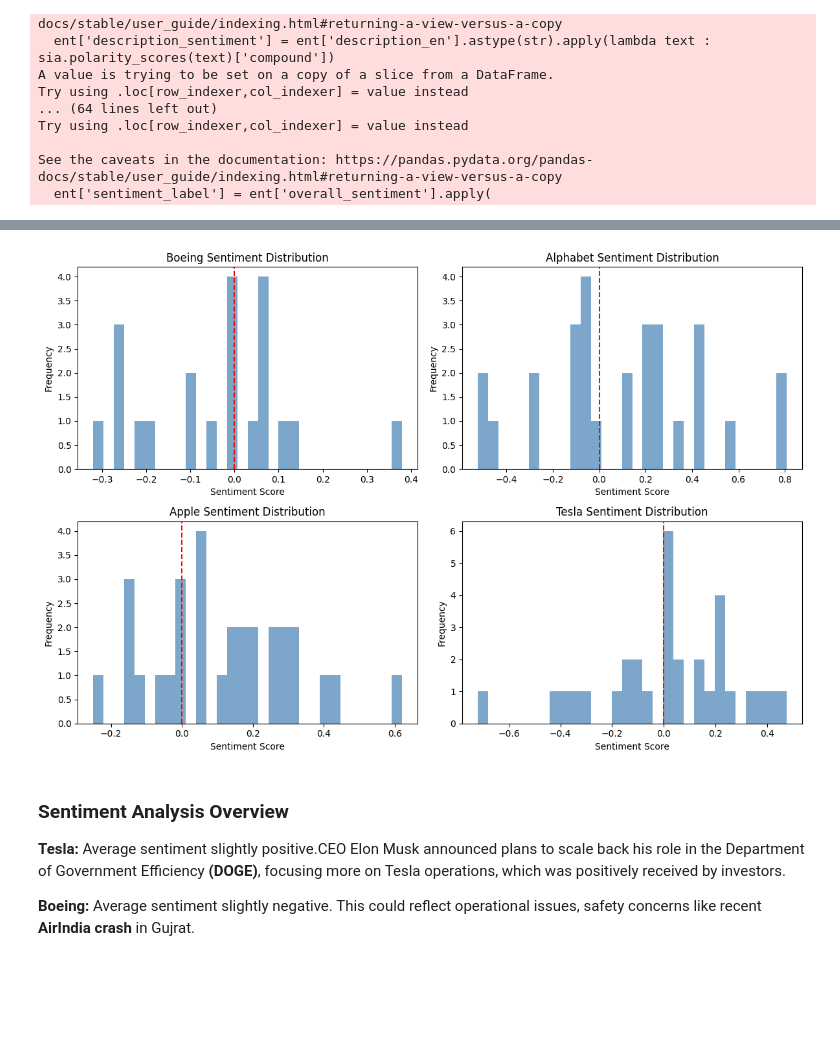
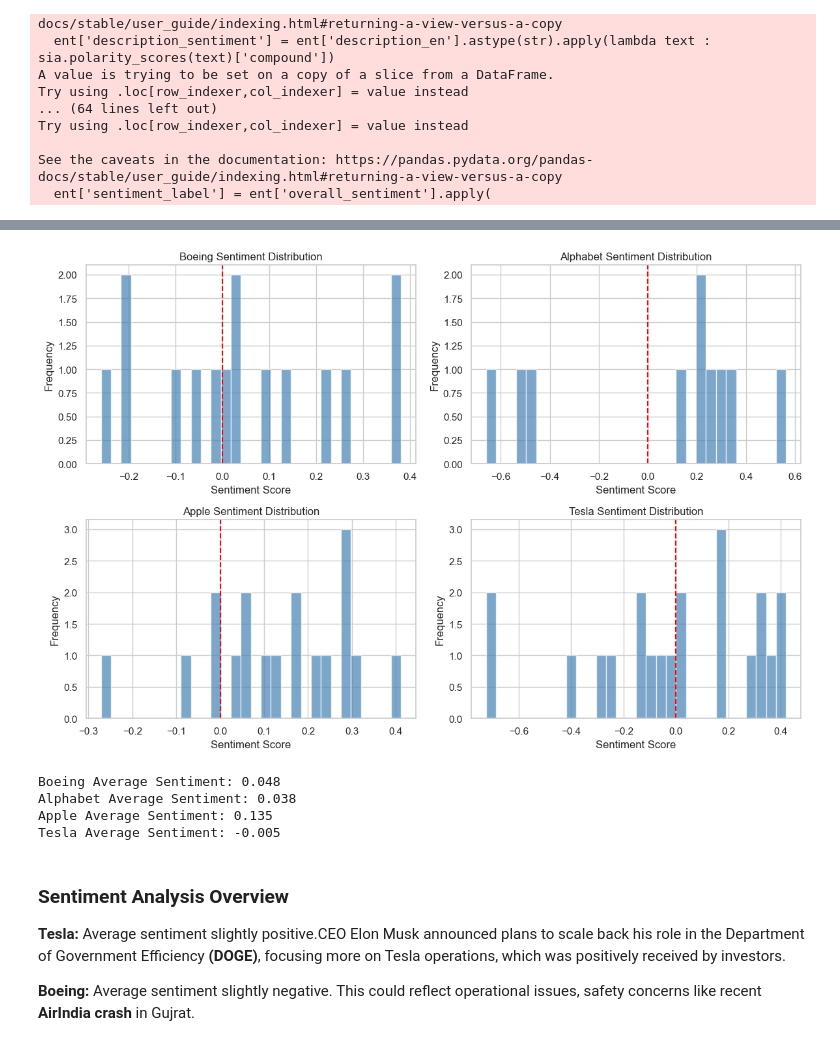
Before and after one commit to vasudevpatel01/Sentiment_analysis, a Jupyter notebook: notebook/sentiment_analysis.ipynb, the cells around one changed output, grey strips where cells are left out. Saved outputs shown, nothing was run; the diff lists cells and outputs as text; code cells hidden in the pictures; blank space fills up the shorter version.

```diff
--- a/notebook/sentiment_analysis.ipynb
+++ b/notebook/sentiment_analysis.ipynb
@@ -41,14 +40,9 @@ import matplotlib.pyplot as plt
 import seaborn as sns
 # %%
 import pickle
-
-with open("entity.pkl", "rb") as f:
-    entity_df_1, entity_stocks_1 = pickle.load(f)
-
-with open("entity_data_20250923_230523.pkl", "rb") as f:
+# Extract data from pickle file.
+with open("entity_data_20250924_113928.pkl", "rb") as f:
     entity_df_2, entity_stocks_2 = pickle.load(f)
 
-
-print("Available entities in first file:", list(entity_df_1.keys()))
 print("Available entities in second file:", list(entity_df_2.keys()))
 # %% [output]
@@ -56,16 +50,6 @@ EOFError: Ran out of input
 # %%
-# Boeing
-be_df = pd.concat([entity_df_1['Boeing'], entity_df_2['Boeing']])
-be_df = be_df.drop_duplicates().reset_index(drop=True)
-
-# Alphabet
-ab_df = pd.concat([entity_df_1['Alphabet'], entity_df_2['Alphabet']])
-ab_df = ab_df.drop_duplicates().reset_index(drop=True)
-
-# Apple
-ap_df = pd.concat([entity_df_1['Apple'], entity_df_2['Apple']])
-ap_df = ap_df.drop_duplicates().reset_index(drop=True)
-
-# Tesla
-ts_df = pd.concat([entity_df_1['Tesla'], entity_df_2['Tesla']])
-ts_df = ts_df.drop_duplicates().reset_index(drop=True)
+# Saperate dataframes for each company.
+be_df = entity_df_2['Boeing']
+ab_df = entity_df_2['Alphabet']
+ap_df = entity_df_2['Apple']
+ts_df = entity_df_2['Tesla']
@@ -226,28 +143,43 @@ Before building models, we explore the sentiment and stock data to identify patt
 # %%
 import matplotlib.pyplot as plt
 
 # Dictionary with company DataFrames
 company_dfs = {
-    "Boeing": boeing_merged_df,
-    "Alphabet": alphabet_merged_df,
-    "Apple": apple_merged_df,
-    "Tesla": tesla_merged_df
+    "Boeing": boeing_daily_sentiment,
+    "Alphabet": alphabet_daily_sentiment,
+    "Apple": apple_daily_sentiment,
+    "Tesla": tesla_daily_sentiment
 }
 
 plt.figure(figsize=(12, 8))
 
 for i, (company, df) in enumerate(company_dfs.items(), 1):
     plt.subplot(2, 2, i)  # 2x2 grid for 4 companies
     plt.hist(df['overall_sentiment'], bins=30, alpha=0.7, color='steelblue')
     plt.title(f"{company} Sentiment Distribution")
     plt.xlabel("Sentiment Score")
     plt.ylabel("Frequency")
     plt.axvline(0, color='red', linestyle='--')  # Neutral sentiment line
 
 plt.tight_layout()
 plt.show()
 # %% [output]
-[figure, old version]
+[figure, new version]
+# %%
+average_sentiments = {}
+
+for company, df in company_dfs.items():
+    average_sentiments[company] = df['overall_sentiment'].mean()
+
+
+# Display results
+for company, avg in average_sentiments.items():
+    print(f"{company} Average Sentiment: {avg:.3f}")
+# %% [output]
+Boeing Average Sentiment: 0.048
+Alphabet Average Sentiment: 0.038
+Apple Average Sentiment: 0.135
+Tesla Average Sentiment: -0.005
 # %% [markdown]
 ### Sentiment Analysis Overview
 
```
Also changed, not shown: parts of 24 cells of this notebook, 1 other file.
